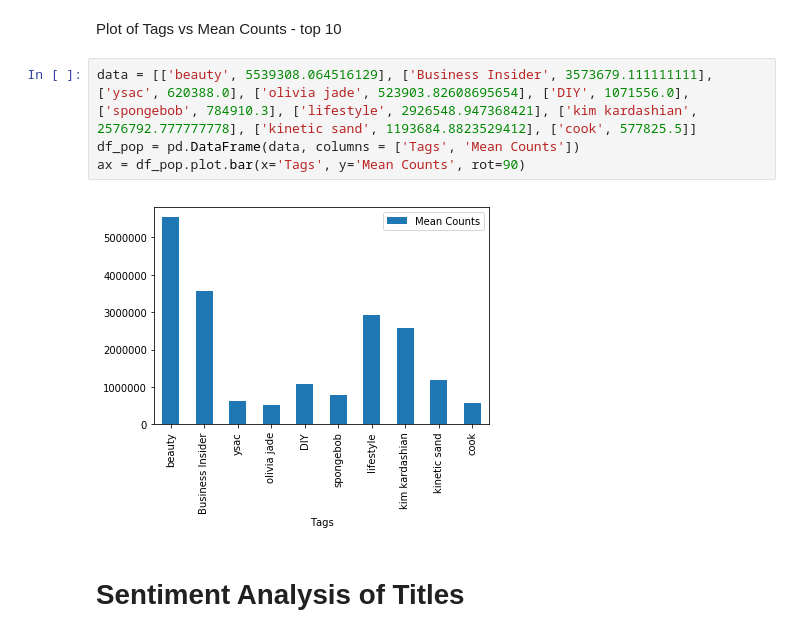
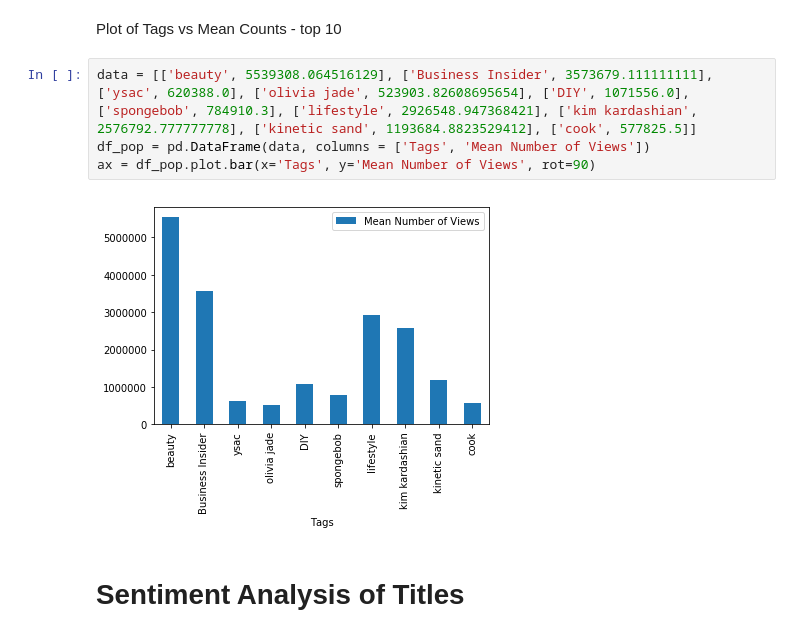
Before and after one commit to dtn058/FinalProject_group46, a Jupyter notebook: COGS108 Final project.ipynb, the cells around one changed output. Saved outputs shown, nothing was run; the diff lists cells and outputs as text.

```diff
--- a/COGS108 Final project.ipynb
+++ b/COGS108 Final project.ipynb
@@ -184,10 +184,10 @@ dict_popMeans
 Plot of Tags vs Mean Counts - top 10
 # %%
 data = [['beauty', 5539308.064516129], ['Business Insider', 3573679.111111111], ['ysac', 620388.0], ['olivia jade', 523903.82608695654], ['DIY', 1071556.0], ['spongebob', 784910.3], ['lifestyle', 2926548.947368421], ['kim kardashian', 2576792.777777778], ['kinetic sand', 1193684.8823529412], ['cook', 577825.5]]
-df_pop = pd.DataFrame(data, columns = ['Tags', 'Mean Counts'])
-ax = df_pop.plot.bar(x='Tags', y='Mean Counts', rot=90)
+df_pop = pd.DataFrame(data, columns = ['Tags', 'Mean Number of Views'])
+ax = df_pop.plot.bar(x='Tags', y='Mean Number of Views', rot=90)
 # %% [output]
-[figure, old version]
+[figure, new version]
 # %% [markdown]
 # Sentiment Analysis of Titles
 # %% [markdown]
```
Also changed, not shown: parts of 2 cells of this notebook.
